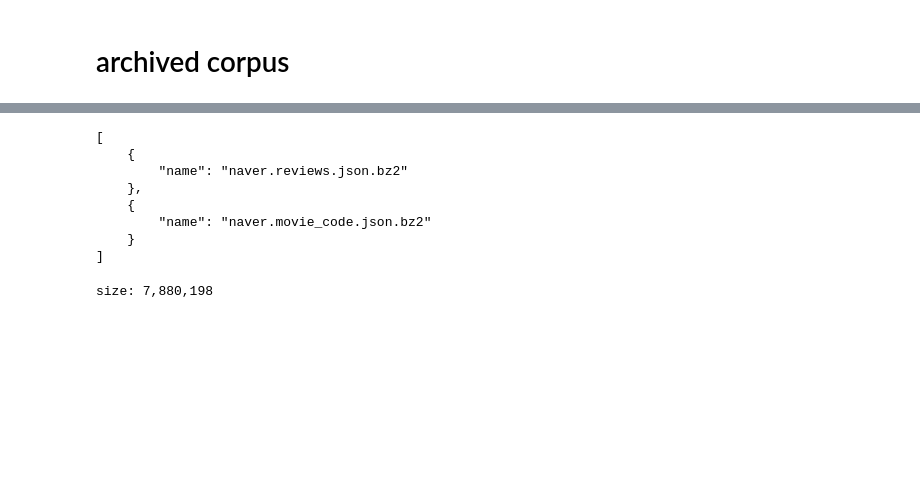
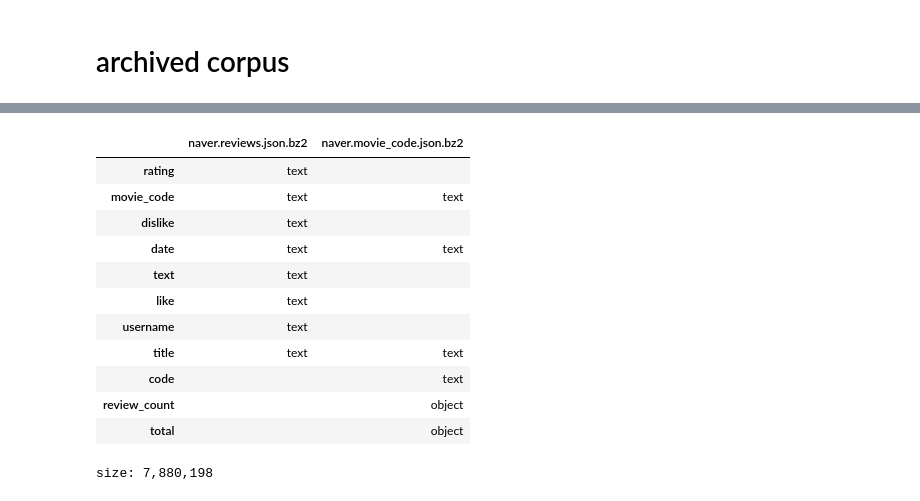
Before and after one commit to ejpark78/nlp-utils, a Jupyter notebook: corpus/sample/datasets.ipynb, the cells around one changed output, grey strips where cells are left out. Saved outputs shown, nothing was run; the diff lists cells and outputs as text; code cells hidden in the pictures; blank space fills up the shorter version.

```diff
--- a/corpus/sample/datasets.ipynb
+++ b/corpus/sample/datasets.ipynb
@@ -47,14 +47,17 @@ pd.DataFrame(meta).T
-# %%
-# files
-
-print(json.dumps(meta['naver_movie_reviews']['files'], indent=4))
-# %% [output]
-[
-    {
-        "name": "naver.reviews.json.bz2"
-    },
-    {
-        "name": "naver.movie_code.json.bz2"
-    }
-]
+# %%
+# columns
+pd.DataFrame({x['name']: x['columns'] for x in meta['naver_movie_reviews']['files']}).fillna('')
+# %% [output]
+|  | naver.reviews.json.bz2 | naver.movie_code.json.bz2 |
+| rating | text |  |
+| movie_code | text | text |
+| dislike | text |  |
+| date | text | text |
+| text | text |  |
+| like | text |  |
+| username | text |  |
+| title | text | text |
+| code |  | text |
+| review_count |  | object |
+| total |  | object |
 # %%
```
Also changed, not shown: parts of 6 cells of this notebook, 1 other file.
